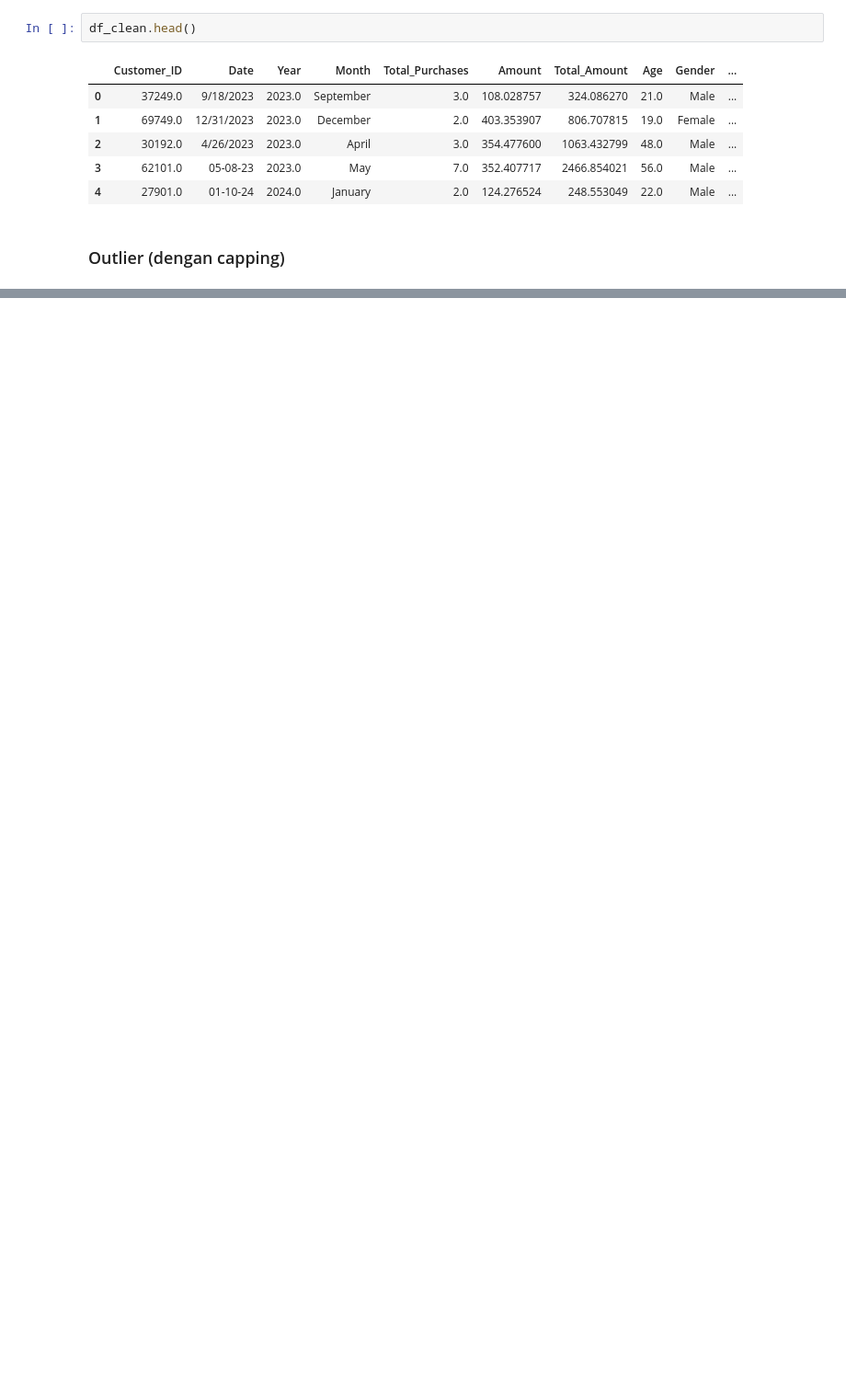
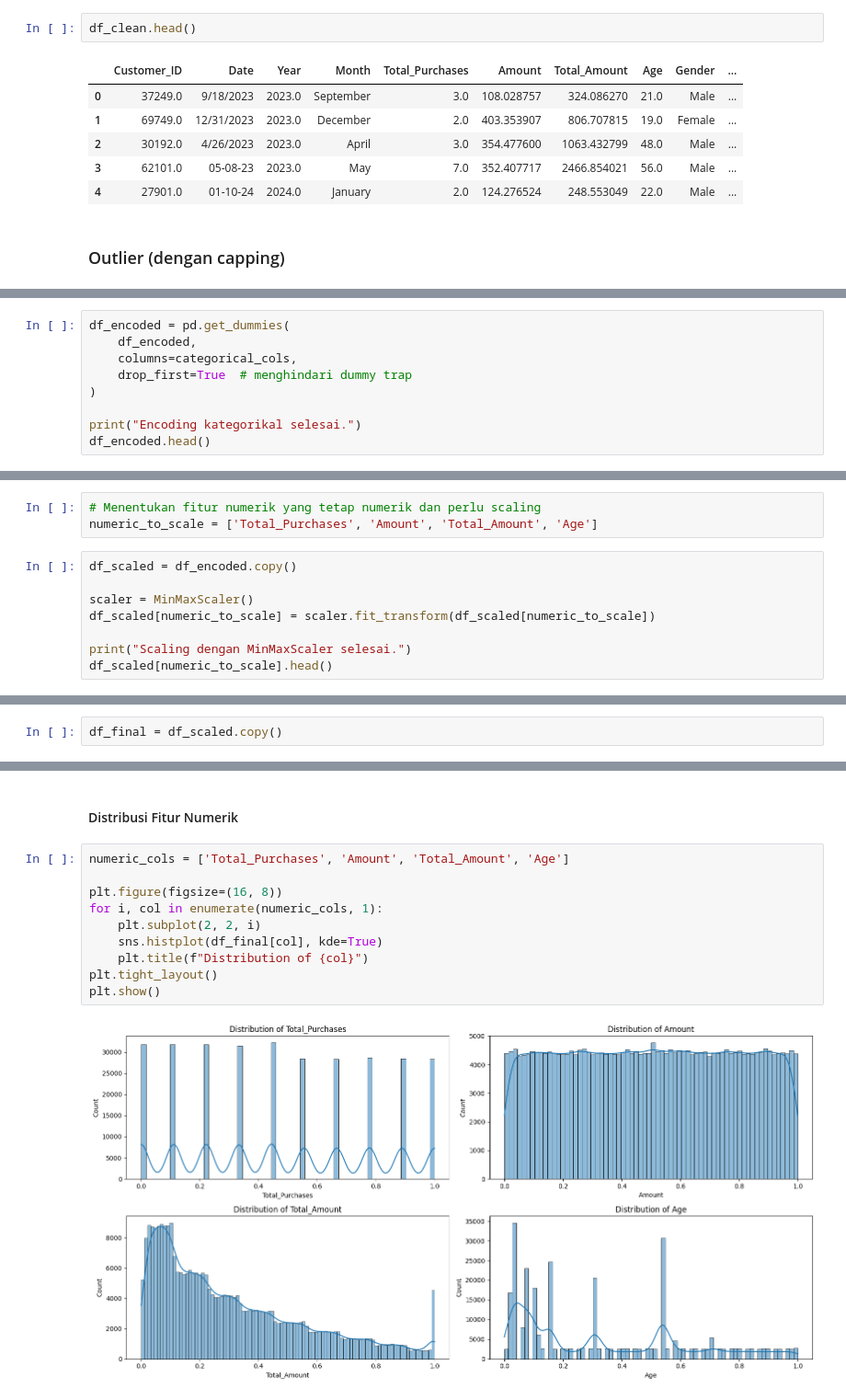
Before and after one commit to RizkiMSyamsi/-ASAH-Capstone-Project, a Jupyter notebook: Clustering.ipynb, the cells around one changed output, grey strips where cells are left out. Shown at 92% size. Saved outputs shown, nothing was run; the diff lists cells and outputs as text; blank space fills up the shorter version.

```diff
--- a/Clustering.ipynb
+++ b/Clustering.ipynb
@@ -241,0 +315,9 @@ display(df_compare_after)
+# %%
+df_encoded = pd.get_dummies(
+    df_encoded,
+    columns=categorical_cols,
+    drop_first=True  # menghindari dummy trap
+)
+
+print("Encoding kategorikal selesai.")
+df_encoded.head()
@@ -241,0 +337,11 @@ display(df_compare_after)
+# %%
+# Menentukan fitur numerik yang tetap numerik dan perlu scaling
+numeric_to_scale = ['Total_Purchases', 'Amount', 'Total_Amount', 'Age']
+# %%
+df_scaled = df_encoded.copy()
+
+scaler = MinMaxScaler()
+df_scaled[numeric_to_scale] = scaler.fit_transform(df_scaled[numeric_to_scale])
+
+print("Scaling dengan MinMaxScaler selesai.")
+df_scaled[numeric_to_scale].head()
@@ -241,0 +360,2 @@ display(df_compare_after)
+# %%
+df_final = df_scaled.copy()
@@ -241,0 +403,14 @@ display(df_compare_after)
+# %% [markdown]
+#### Distribusi Fitur Numerik
+# %%
+numeric_cols = ['Total_Purchases', 'Amount', 'Total_Amount', 'Age']
+
+plt.figure(figsize=(16, 8))
+for i, col in enumerate(numeric_cols, 1):
+    plt.subplot(2, 2, i)
+    sns.histplot(df_final[col], kde=True)
+    plt.title(f"Distribution of {col}")
+plt.tight_layout()
+plt.show()
+# %% [output]
+[figure, added]
```
Also changed, not shown: parts of 57 cells of this notebook.
